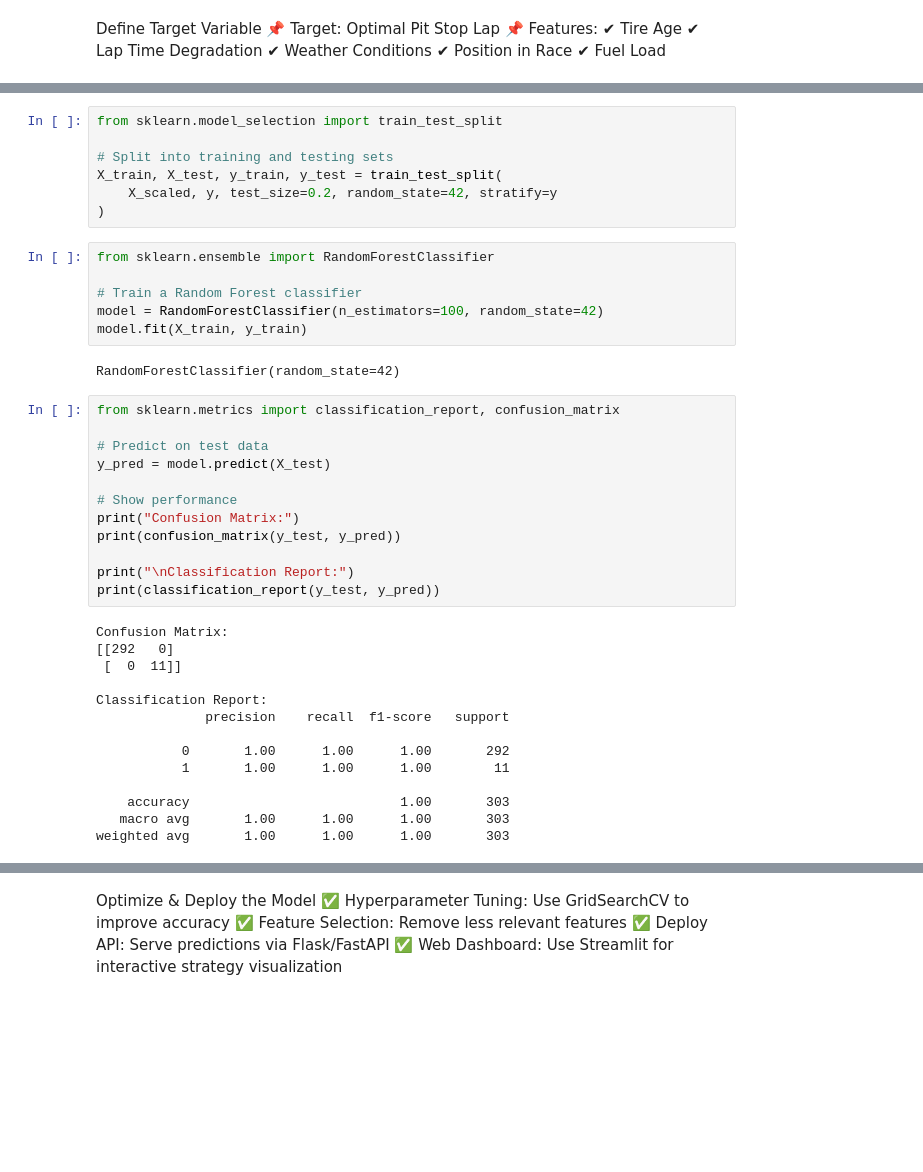
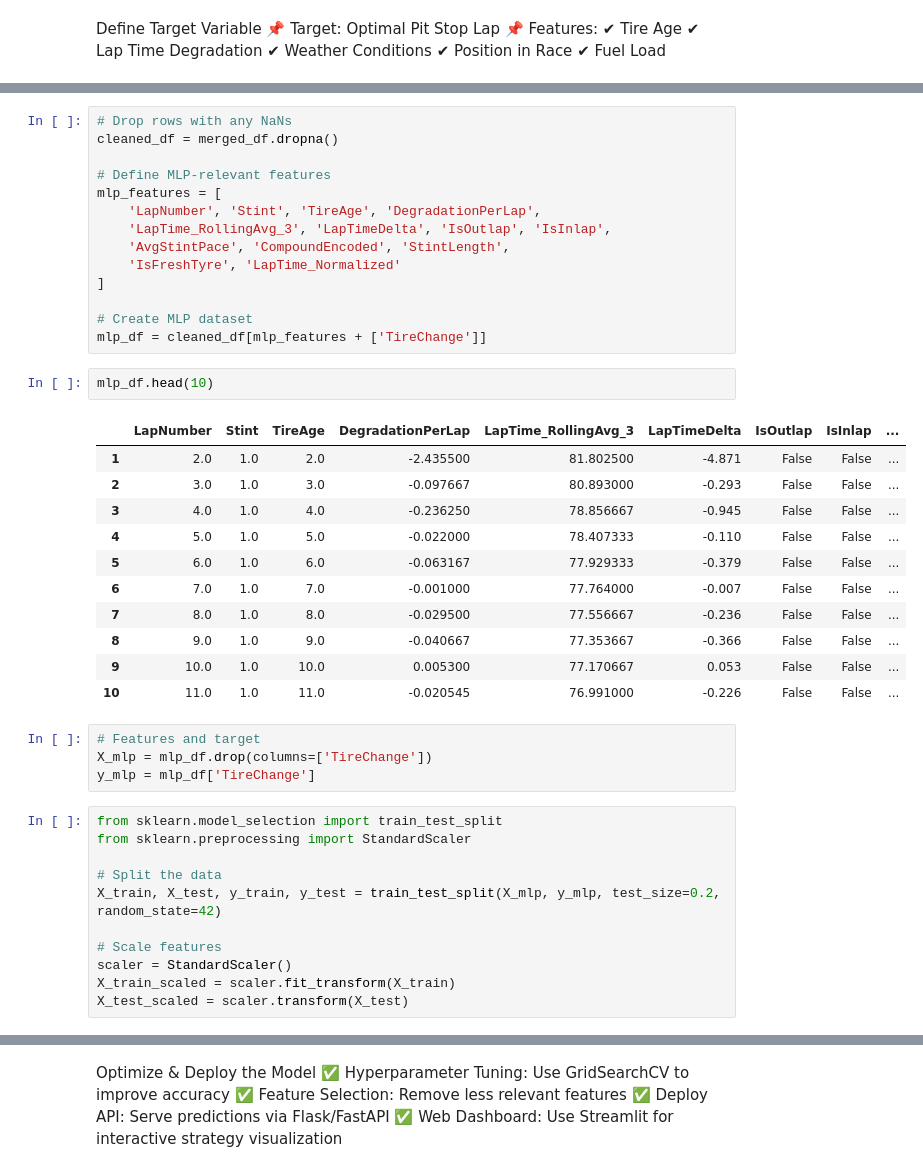
Before and after one commit to pranavvats32/F1-RaceWinner-Prediction-using-ML, a Jupyter notebook: f1.ipynb, the cells around one changed output, grey strips where cells are left out. Saved outputs shown, nothing was run; the diff lists cells and outputs as text; blank space fills up the shorter version.

Commit message:
mlp applied, better prediction but low confidence of model

```diff
--- a/f1.ipynb
+++ b/f1.ipynb
@@ -784,41 +761,43 @@ X_scaled = scaler.fit_transform(X)
+# %%
+# Drop rows with any NaNs
+cleaned_df = merged_df.dropna()
+
+# Define MLP-relevant features
+mlp_features = [
+    'LapNumber', 'Stint', 'TireAge', 'DegradationPerLap',
+    'LapTime_RollingAvg_3', 'LapTimeDelta', 'IsOutlap', 'IsInlap',
+    'AvgStintPace', 'CompoundEncoded', 'StintLength',
+    'IsFreshTyre', 'LapTime_Normalized'
+]
+
+# Create MLP dataset
+mlp_df = cleaned_df[mlp_features + ['TireChange']]
+# %%
+mlp_df.head(10)
+# %% [output]
+|  | LapNumber | Stint | TireAge | DegradationPerLap | LapTime_RollingAvg_3 | LapTimeDelta | IsOutlap | IsInlap | ... |
+| 1 | 2.0 | 1.0 | 2.0 | -2.435500 | 81.802500 | -4.871 | False | False | ... |
+| 2 | 3.0 | 1.0 | 3.0 | -0.097667 | 80.893000 | -0.293 | False | False | ... |
+| 3 | 4.0 | 1.0 | 4.0 | -0.236250 | 78.856667 | -0.945 | False | False | ... |
+| 4 | 5.0 | 1.0 | 5.0 | -0.022000 | 78.407333 | -0.110 | False | False | ... |
+| 5 | 6.0 | 1.0 | 6.0 | -0.063167 | 77.929333 | -0.379 | False | False | ... |
+| 6 | 7.0 | 1.0 | 7.0 | -0.001000 | 77.764000 | -0.007 | False | False | ... |
+| 7 | 8.0 | 1.0 | 8.0 | -0.029500 | 77.556667 | -0.236 | False | False | ... |
+| 8 | 9.0 | 1.0 | 9.0 | -0.040667 | 77.353667 | -0.366 | False | False | ... |
+| 9 | 10.0 | 1.0 | 10.0 | 0.005300 | 77.170667 | 0.053 | False | False | ... |
+| 10 | 11.0 | 1.0 | 11.0 | -0.020545 | 76.991000 | -0.226 | False | False | ... |
+# %%
+# Features and target
+X_mlp = mlp_df.drop(columns=['TireChange'])
+y_mlp = mlp_df['TireChange']
 # %%
 from sklearn.model_selection import train_test_split
+from sklearn.preprocessing import StandardScaler
 
-# Split into training and testing sets
-X_train, X_test, y_train, y_test = train_test_split(
-    X_scaled, y, test_size=0.2, random_state=42, stratify=y
-)
+# Split the data
+X_train, X_test, y_train, y_test = train_test_split(X_mlp, y_mlp, test_size=0.2, random_state=42)
+
+# Scale features
+scaler = StandardScaler()
+X_train_scaled = scaler.fit_transform(X_train)
+X_test_scaled = scaler.transform(X_test)
-# %%
-from sklearn.ensemble import RandomForestClassifier
-
-# Train a Random Forest classifier
-model = RandomForestClassifier(n_estimators=100, random_state=42)
-model.fit(X_train, y_train)
-# %% [output]
-RandomForestClassifier(random_state=42)
-# %%
-from sklearn.metrics import classification_report, confusion_matrix
-
-# Predict on test data
-y_pred = model.predict(X_test)
-
-# Show performance
-print("Confusion Matrix:")
-print(confusion_matrix(y_test, y_pred))
-
-print("\nClassification Report:")
-print(classification_report(y_test, y_pred))
-# %% [output]
-Confusion Matrix:
-[[292   0]
- [  0  11]]
-
-Classification Report:
-              precision    recall  f1-score   support
-
-           0       1.00      1.00      1.00       292
-           1       1.00      1.00      1.00        11
-
-    accuracy                           1.00       303
-   macro avg       1.00      1.00      1.00       303
-weighted avg       1.00      1.00      1.00       303
```
Also changed, not shown: parts of 16 cells of this notebook.
